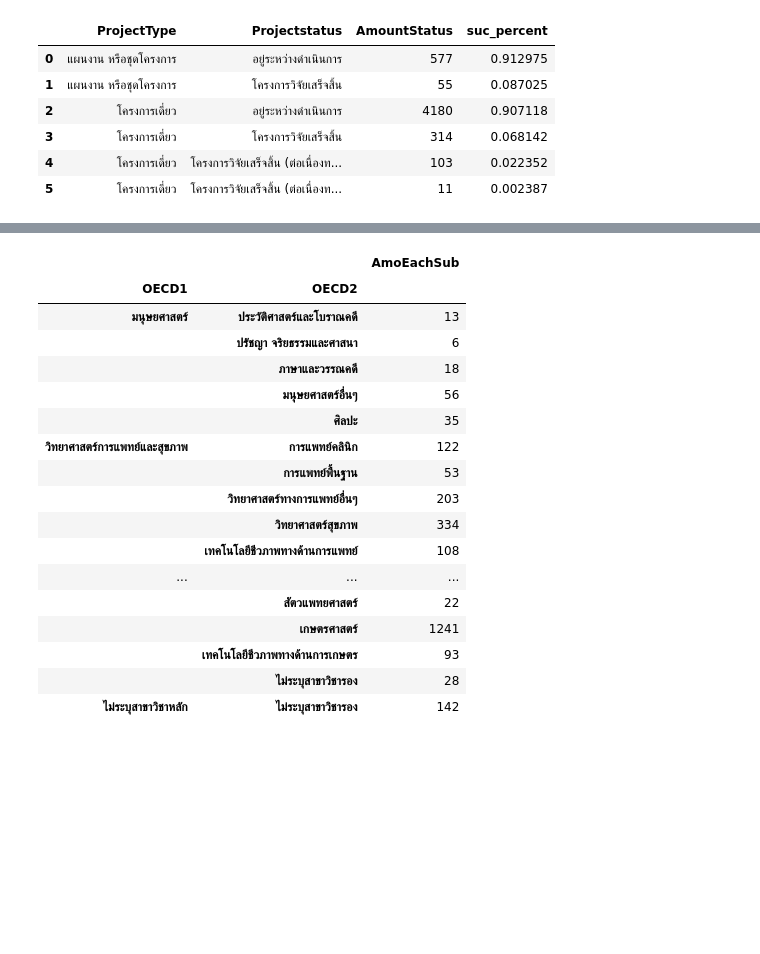
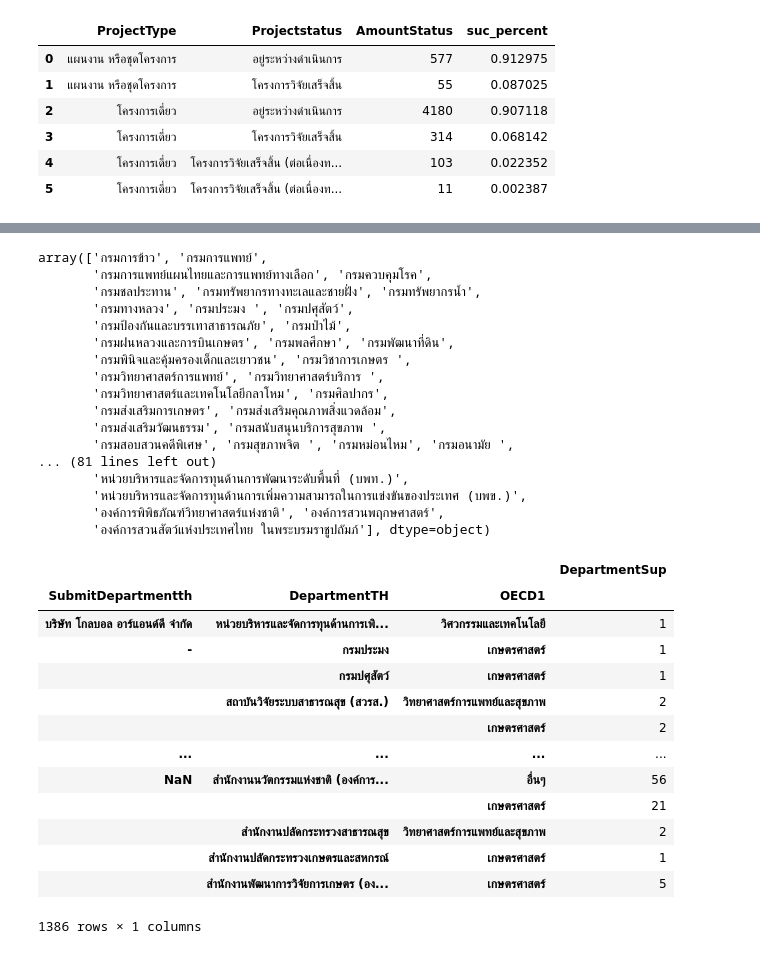
Before and after one commit to SrWannapa/DADS5001_miniProject, a Jupyter notebook: 6420422008_Wannapa_Sriphen.ipynb, the cells around one changed output, grey strips where cells are left out. Cells and saved outputs as stored; diff of their text form; code cells hidden in the pictures; blank space fills up the shorter version.

```diff
--- a/6420422008_Wannapa_Sriphen.ipynb
+++ b/6420422008_Wannapa_Sriphen.ipynb
@@ -58,21 +106,37 @@ Text(0.5, 1.0, '10 อันดับสูงสุดของสาขาว
 # %%
-sub
+data['DepartmentTH'].unique()
 # %% [output]
-|  |  | AmoEachSub |
-| OECD1 | OECD2 |  |
-| มนุษยศาสตร์ | ประวัติศาสตร์และโบราณคดี | 13 |
-|  | ปรัชญา จริยธรรมและศาสนา | 6 |
-|  | ภาษาและวรรณคดี | 18 |
-|  | มนุษยศาสตร์อื่นๆ | 56 |
-|  | ศิลปะ | 35 |
-| วิทยาศาสตร์การแพทย์และสุขภาพ | การแพทย์คลินิก | 122 |
-|  | การแพทย์พื้นฐาน | 53 |
-|  | วิทยาศาสตร์ทางการแพทย์อื่นๆ | 203 |
-|  | วิทยาศาสตร์สุขภาพ | 334 |
-|  | เทคโนโลยีชีวภาพทางด้านการแพทย์ | 108 |
-| ... | ... | ... |
-|  | สัตวแพทยศาสตร์ | 22 |
-|  | เกษตรศาสตร์ | 1241 |
-|  | เทคโนโลยีชีวภาพทางด้านการเกษตร | 93 |
-|  | ไม่ระบุสาขาวิชารอง | 28 |
-| ไม่ระบุสาขาวิชาหลัก | ไม่ระบุสาขาวิชารอง | 142 |
+array(['กรมการข้าว', 'กรมการแพทย์',
+       'กรมการแพทย์แผนไทยและการแพทย์ทางเลือก', 'กรมควบคุมโรค',
+       'กรมชลประทาน', 'กรมทรัพยากรทางทะเลและชายฝั่ง', 'กรมทรัพยากรน้ำ',
+       'กรมทางหลวง', 'กรมประมง ', 'กรมปศุสัตว์',
+       'กรมป้องกันและบรรเทาสาธารณภัย', 'กรมป่าไม้',
+       'กรมฝนหลวงและการบินเกษตร', 'กรมพลศึกษา', 'กรมพัฒนาที่ดิน',
+       'กรมพินิจและคุ้มครองเด็กและเยาวชน', 'กรมวิชาการเกษตร ',
+       'กรมวิทยาศาสตร์การแพทย์', 'กรมวิทยาศาสตร์บริการ ',
+       'กรมวิทยาศาสตร์และเทคโนโลยีกลาโหม', 'กรมศิลปากร',
+       'กรมส่งเสริมการเกษตร', 'กรมส่งเสริมคุณภาพสิ่งแวดล้อม',
+       'กรมส่งเสริมวัฒนธรรม', 'กรมสนับสนุนบริการสุขภาพ ',
+       'กรมสอบสวนคดีพิเศษ', 'กรมสุขภาพจิต ', 'กรมหม่อนไหม', 'กรมอนามัย ',
+... (81 lines left out)
+       'หน่วยบริหารและจัดการทุนด้านการพัฒนาระดับพื้นที่ (บพท.)',
+       'หน่วยบริหารและจัดการทุนด้านการเพิ่มความสามารถในการแข่งขันของประเทศ (บพข.)',
+       'องค์การพิพิธภัณฑ์วิทยาศาสตร์แห่งชาติ', 'องค์การสวนพฤกษศาสตร์',
+       'องค์การสวนสัตว์แห่งประเทศไทย ในพระบรมราชูปถัมภ์'], dtype=object)
+# %%
+data.groupby(['SubmitDepartmentth','DepartmentTH','OECD1'],dropna=False).size().to_frame('DepartmentSup')
+# %% [output]
+|  |  |  | DepartmentSup |
+| SubmitDepartmentth | DepartmentTH | OECD1 |  |
+| บริษัท โกลบอล อาร์แอนด์ดี จำกัด | หน่วยบริหารและจัดการทุนด้านการเพิ... | วิศวกรรมและเทคโนโลยี | 1 |
+| - | กรมประมง | เกษตรศาสตร์ | 1 |
+|  | กรมปศุสัตว์ | เกษตรศาสตร์ | 1 |
+|  | สถาบันวิจัยระบบสาธารณสุข (สวรส.) | วิทยาศาสตร์การแพทย์และสุขภาพ | 2 |
+|  |  | เกษตรศาสตร์ | 2 |
+| ... | ... | ... | ... |
+| NaN | สำนักงานนวัตกรรมแห่งชาติ (องค์การ... | อื่นๆ | 56 |
+|  |  | เกษตรศาสตร์ | 21 |
+|  | สำนักงานปลัดกระทรวงสาธารณสุข | วิทยาศาสตร์การแพทย์และสุขภาพ | 2 |
+|  | สำนักงานปลัดกระทรวงเกษตรและสหกรณ์ | เกษตรศาสตร์ | 1 |
+|  | สำนักงานพัฒนาการวิจัยการเกษตร (อง... | เกษตรศาสตร์ | 5 |
+1386 rows × 1 columns
```
Also changed, not shown: parts of 8 cells of this notebook.
